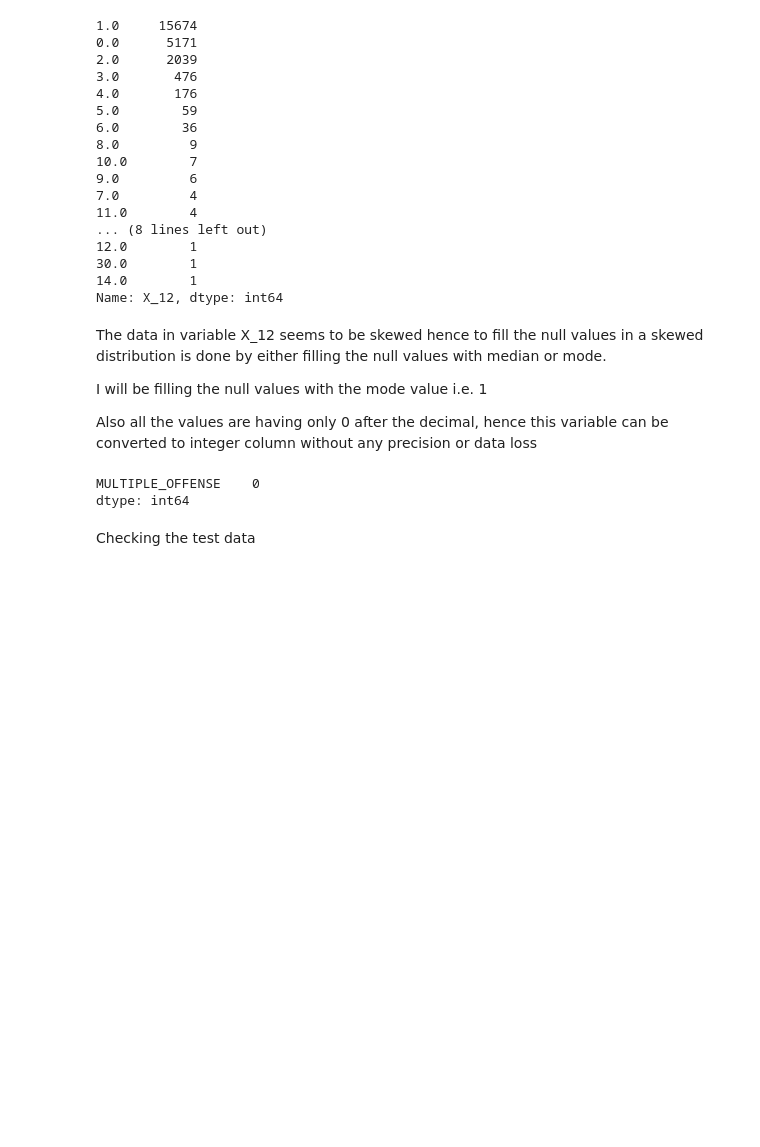
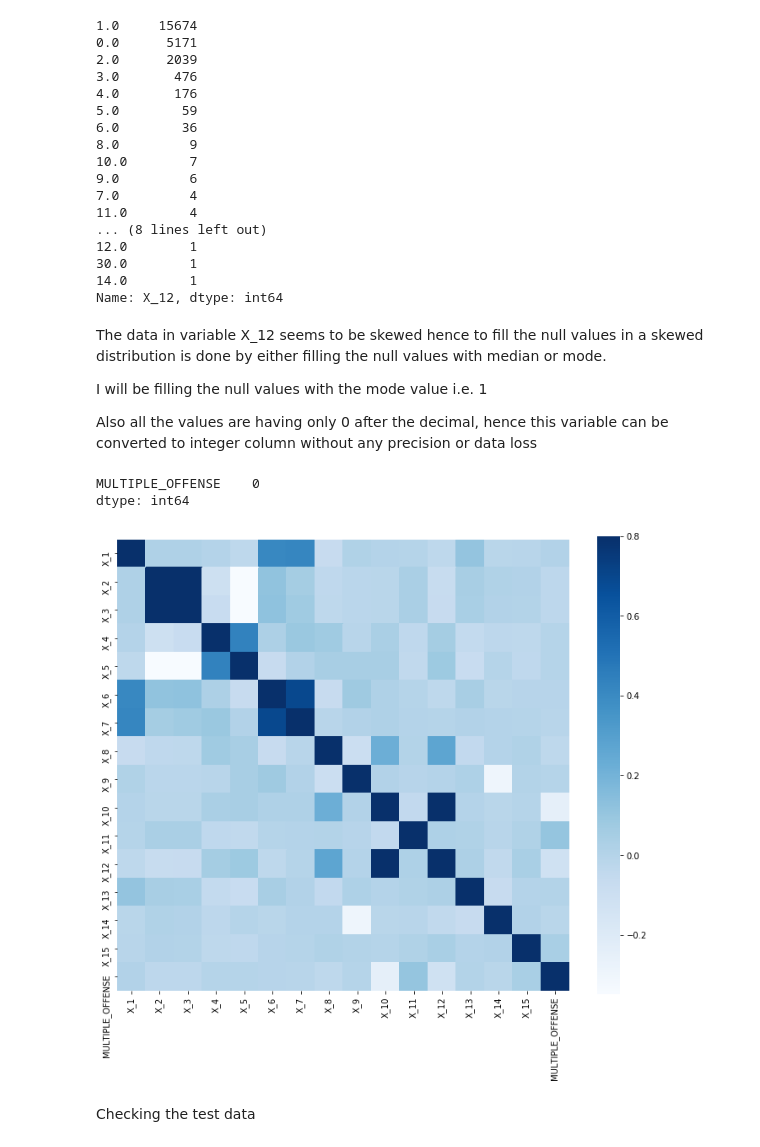
Before and after one commit to tushar1202/Hackerearth--Novartis-Competition, a Jupyter notebook: novartis2.ipynb, the cells around one changed output. Cells and saved outputs as stored; diff of their text form; code cells hidden in the pictures; blank space fills up the shorter version.

```diff
--- a/novartis2.ipynb
+++ b/novartis2.ipynb
@@ -117,3 +119,10 @@ train.isna().sum().sort_values(ascending = False).head(1)
 # %% [output]
 MULTIPLE_OFFENSE    0
 dtype: int64
+# %%
+#correlation matrix
+corrmat = train.corr()
+f, ax = plt.subplots(figsize=(12, 10))
+sns.heatmap(corrmat, vmax=.8,cmap="Blues", square=True);
+# %% [output]
+[figure, added]
```
Also changed, not shown: parts of 20 cells of this notebook.
